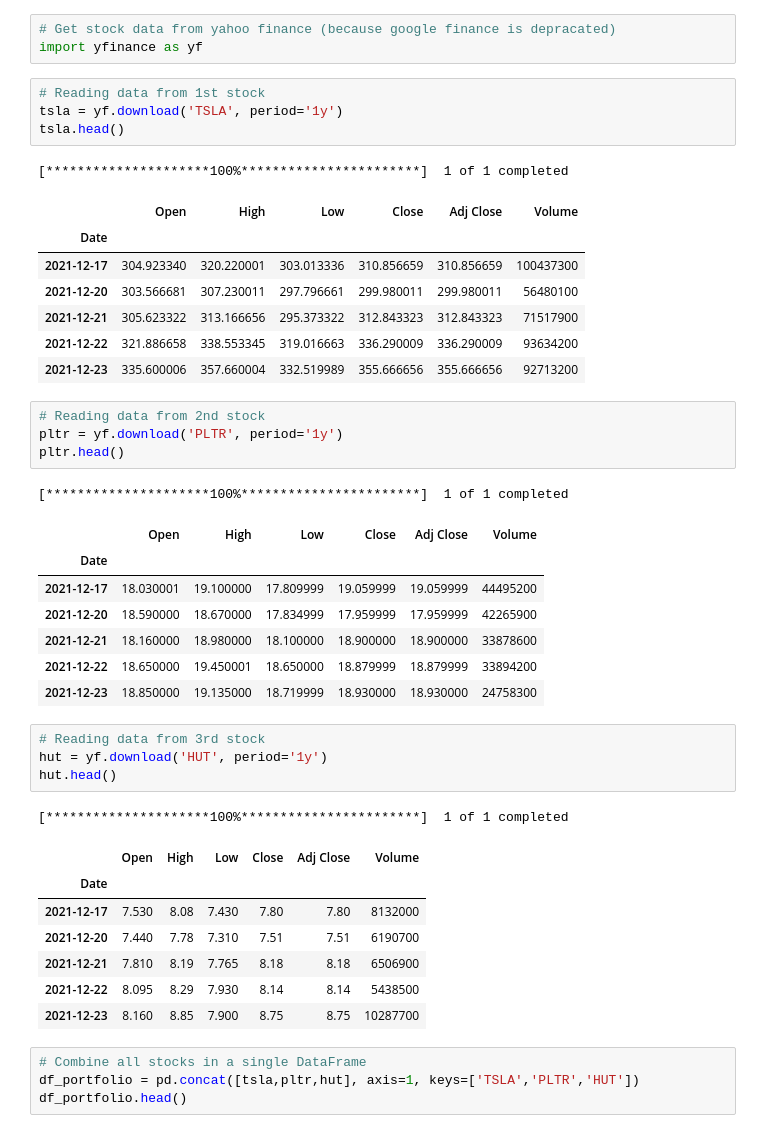
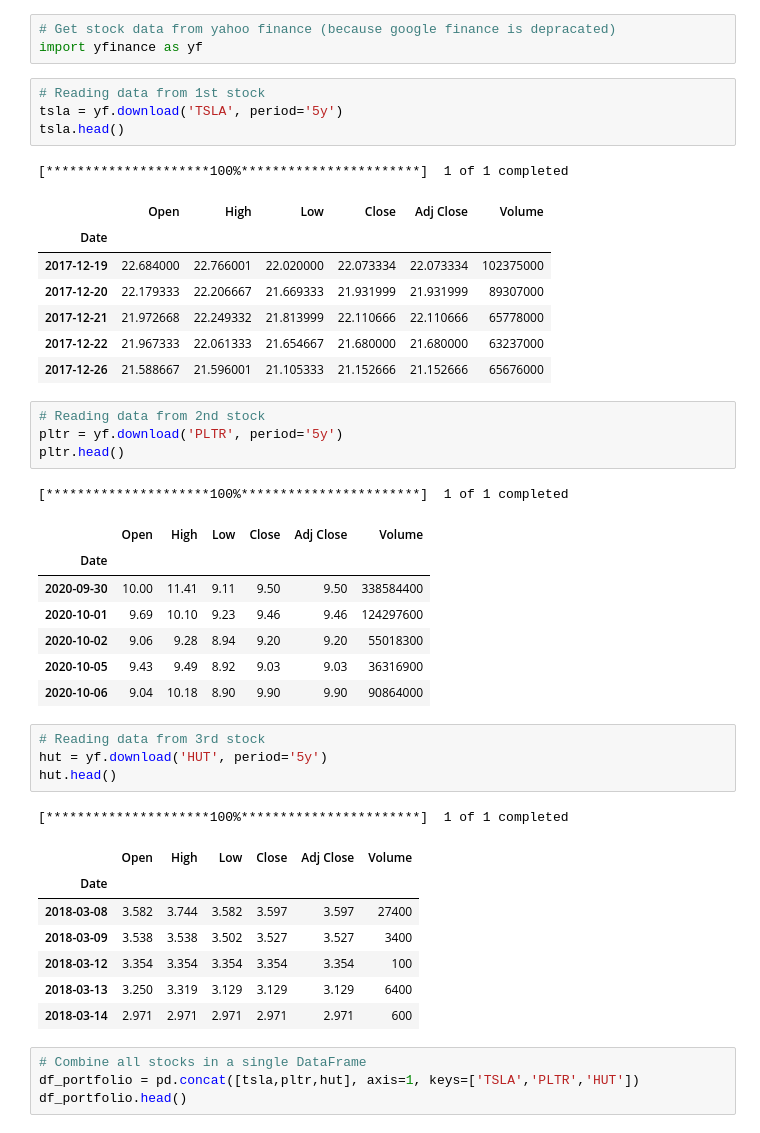
Before and after one commit to juil/fintech-uoftbootcamp, a Jupyter notebook: week04/unit04-assignment/whale_analysis.ipynb, the cells around one changed output. Saved outputs shown, nothing was run; the diff lists cells and outputs as text.

Commit message:
Change time period to 5 years so there is some overlap

```diff
--- a/week04/unit04-assignment/whale_analysis.ipynb
+++ b/week04/unit04-assignment/whale_analysis.ipynb
@@ -431,43 +431,43 @@ In this section, you will build your own portfolio of stocks, calculate the retu
 import yfinance as yf
 # %%
 # Reading data from 1st stock
-tsla = yf.download('TSLA', period='1y')
+tsla = yf.download('TSLA', period='5y')
 tsla.head()
 # %% [output]
 [*********************100%***********************]  1 of 1 completed
 |  | Open | High | Low | Close | Adj Close | Volume |
 | Date |  |  |  |  |  |  |
-| 2021-12-17 | 304.923340 | 320.220001 | 303.013336 | 310.856659 | 310.856659 | 100437300 |
-| 2021-12-20 | 303.566681 | 307.230011 | 297.796661 | 299.980011 | 299.980011 | 56480100 |
-| 2021-12-21 | 305.623322 | 313.166656 | 295.373322 | 312.843323 | 312.843323 | 71517900 |
-| 2021-12-22 | 321.886658 | 338.553345 | 319.016663 | 336.290009 | 336.290009 | 93634200 |
-| 2021-12-23 | 335.600006 | 357.660004 | 332.519989 | 355.666656 | 355.666656 | 92713200 |
+| 2017-12-19 | 22.684000 | 22.766001 | 22.020000 | 22.073334 | 22.073334 | 102375000 |
+| 2017-12-20 | 22.179333 | 22.206667 | 21.669333 | 21.931999 | 21.931999 | 89307000 |
+| 2017-12-21 | 21.972668 | 22.249332 | 21.813999 | 22.110666 | 22.110666 | 65778000 |
+| 2017-12-22 | 21.967333 | 22.061333 | 21.654667 | 21.680000 | 21.680000 | 63237000 |
+| 2017-12-26 | 21.588667 | 21.596001 | 21.105333 | 21.152666 | 21.152666 | 65676000 |
 # %%
 # Reading data from 2nd stock
-pltr = yf.download('PLTR', period='1y')
+pltr = yf.download('PLTR', period='5y')
 pltr.head()
 # %% [output]
 [*********************100%***********************]  1 of 1 completed
 |  | Open | High | Low | Close | Adj Close | Volume |
 | Date |  |  |  |  |  |  |
-| 2021-12-17 | 18.030001 | 19.100000 | 17.809999 | 19.059999 | 19.059999 | 44495200 |
-| 2021-12-20 | 18.590000 | 18.670000 | 17.834999 | 17.959999 | 17.959999 | 42265900 |
-| 2021-12-21 | 18.160000 | 18.980000 | 18.100000 | 18.900000 | 18.900000 | 33878600 |
-| 2021-12-22 | 18.650000 | 19.450001 | 18.650000 | 18.879999 | 18.879999 | 33894200 |
-| 2021-12-23 | 18.850000 | 19.135000 | 18.719999 | 18.930000 | 18.930000 | 24758300 |
+| 2020-09-30 | 10.00 | 11.41 | 9.11 | 9.50 | 9.50 | 338584400 |
+| 2020-10-01 | 9.69 | 10.10 | 9.23 | 9.46 | 9.46 | 124297600 |
+| 2020-10-02 | 9.06 | 9.28 | 8.94 | 9.20 | 9.20 | 55018300 |
+| 2020-10-05 | 9.43 | 9.49 | 8.92 | 9.03 | 9.03 | 36316900 |
+| 2020-10-06 | 9.04 | 10.18 | 8.90 | 9.90 | 9.90 | 90864000 |
 # %%
 # Reading data from 3rd stock
-hut = yf.download('HUT', period='1y')
+hut = yf.download('HUT', period='5y')
 hut.head()
 # %% [output]
 [*********************100%***********************]  1 of 1 completed
 |  | Open | High | Low | Close | Adj Close | Volume |
 | Date |  |  |  |  |  |  |
-| 2021-12-17 | 7.530 | 8.08 | 7.430 | 7.80 | 7.80 | 8132000 |
-| 2021-12-20 | 7.440 | 7.78 | 7.310 | 7.51 | 7.51 | 6190700 |
-| 2021-12-21 | 7.810 | 8.19 | 7.765 | 8.18 | 8.18 | 6506900 |
-| 2021-12-22 | 8.095 | 8.29 | 7.930 | 8.14 | 8.14 | 5438500 |
-| 2021-12-23 | 8.160 | 8.85 | 7.900 | 8.75 | 8.75 | 10287700 |
+| 2018-03-08 | 3.582 | 3.744 | 3.582 | 3.597 | 3.597 | 27400 |
+| 2018-03-09 | 3.538 | 3.538 | 3.502 | 3.527 | 3.527 | 3400 |
+| 2018-03-12 | 3.354 | 3.354 | 3.354 | 3.354 | 3.354 | 100 |
+| 2018-03-13 | 3.250 | 3.319 | 3.129 | 3.129 | 3.129 | 6400 |
+| 2018-03-14 | 2.971 | 2.971 | 2.971 | 2.971 | 2.971 | 600 |
 # %%
 # Combine all stocks in a single DataFrame
 df_portfolio = pd.concat([tsla,pltr,hut], axis=1, keys=['TSLA','PLTR','HUT'])
```
Also changed, not shown: parts of 2 cells of this notebook.
